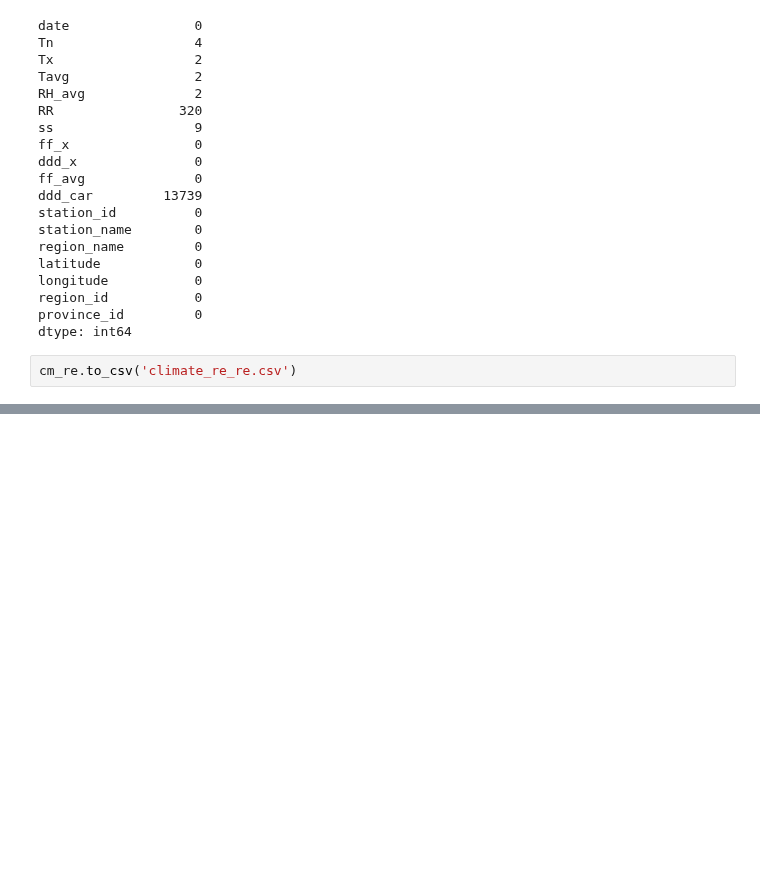
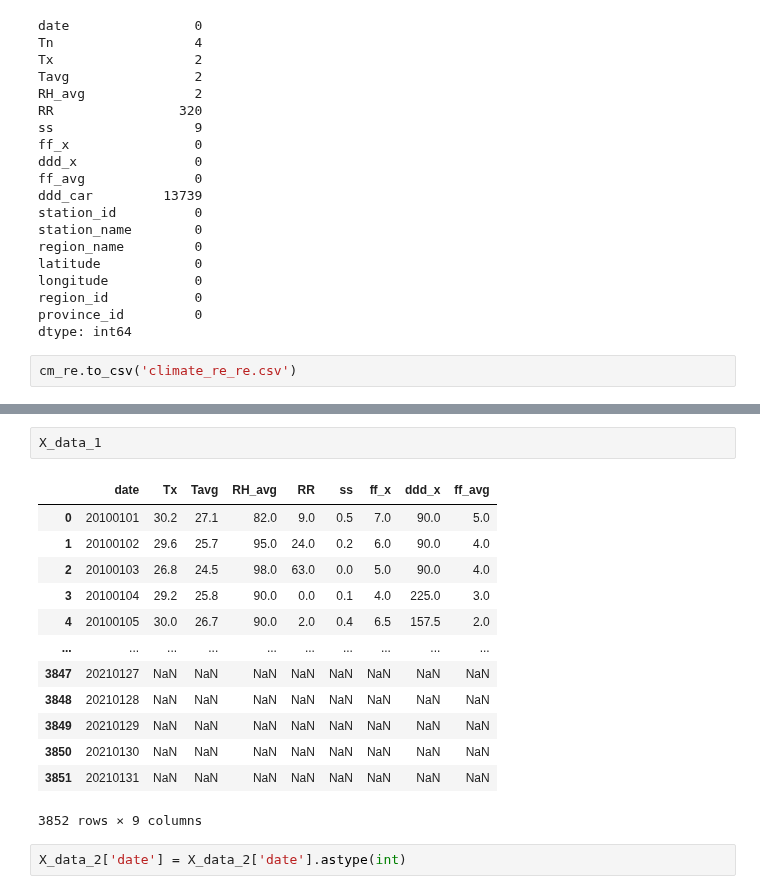
Before and after one commit to Jeongho-cho/Climate-Data-Daily-IDN, a Jupyter notebook: climate.ipynb, the cells around one changed output, grey strips where cells are left out. Drawn from its saved outputs; the diff is of its cells as text; blank space fills up the shorter version.

```diff
--- a/climate.ipynb
+++ b/climate.ipynb
@@ -352,0 +682,18 @@ cm_re.to_csv('climate_re_re.csv')
+# %%
+X_data_1
+# %% [output]
+|  | date | Tx | Tavg | RH_avg | RR | ss | ff_x | ddd_x | ff_avg |
+| 0 | 20100101 | 30.2 | 27.1 | 82.0 | 9.0 | 0.5 | 7.0 | 90.0 | 5.0 |
+| 1 | 20100102 | 29.6 | 25.7 | 95.0 | 24.0 | 0.2 | 6.0 | 90.0 | 4.0 |
+| 2 | 20100103 | 26.8 | 24.5 | 98.0 | 63.0 | 0.0 | 5.0 | 90.0 | 4.0 |
+| 3 | 20100104 | 29.2 | 25.8 | 90.0 | 0.0 | 0.1 | 4.0 | 225.0 | 3.0 |
+| 4 | 20100105 | 30.0 | 26.7 | 90.0 | 2.0 | 0.4 | 6.5 | 157.5 | 2.0 |
+| ... | ... | ... | ... | ... | ... | ... | ... | ... | ... |
+| 3847 | 20210127 | NaN | NaN | NaN | NaN | NaN | NaN | NaN | NaN |
+| 3848 | 20210128 | NaN | NaN | NaN | NaN | NaN | NaN | NaN | NaN |
+| 3849 | 20210129 | NaN | NaN | NaN | NaN | NaN | NaN | NaN | NaN |
+| 3850 | 20210130 | NaN | NaN | NaN | NaN | NaN | NaN | NaN | NaN |
+| 3851 | 20210131 | NaN | NaN | NaN | NaN | NaN | NaN | NaN | NaN |
+3852 rows × 9 columns
+# %%
+X_data_2['date'] = X_data_2['date'].astype(int)
```
Also changed, not shown: parts of 41 cells of this notebook, 2 other files.
